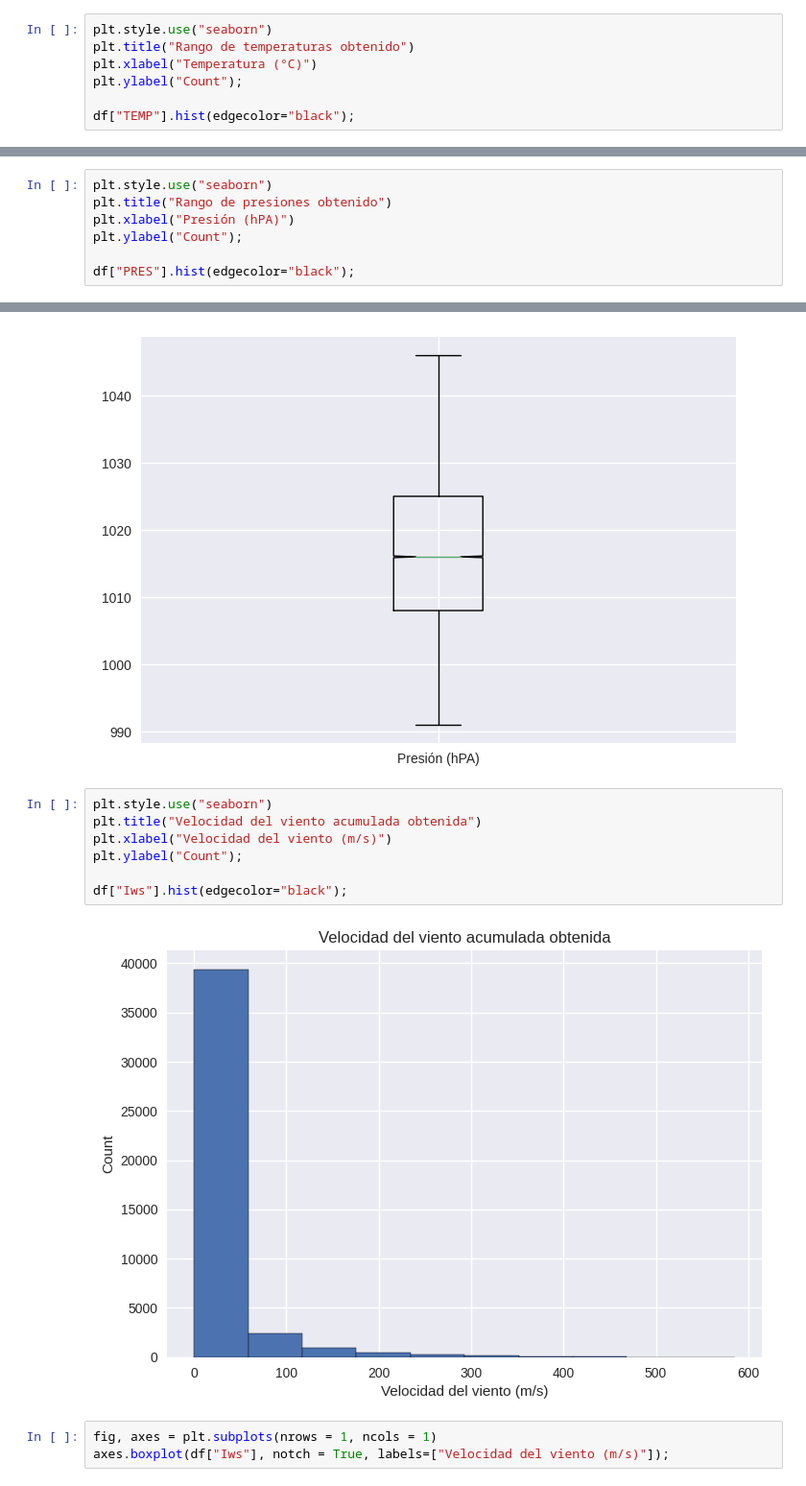
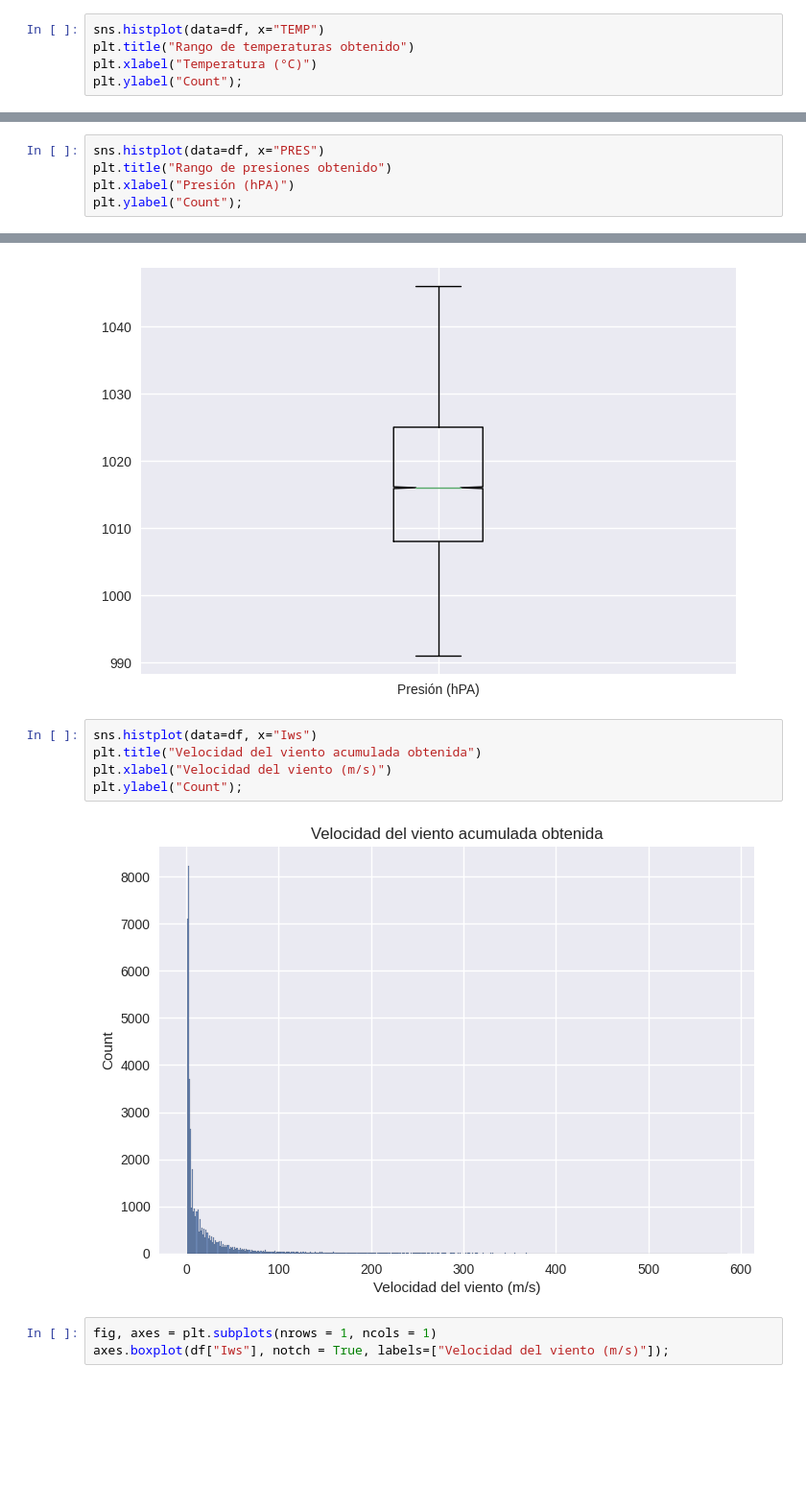
Before and after one commit to carlos-jaramillo/DataScienceProyect, a Jupyter notebook: Proyect_II.ipynb, the cells around one changed output, grey strips where cells are left out. Shown at 96% size. Cells and saved outputs as stored; diff of their text form; blank space fills up the shorter version.

```diff
--- a/Proyect_II.ipynb
+++ b/Proyect_II.ipynb
@@ -334,10 +334,8 @@ sns.heatmap(corr, cmap = 'Greens', annot = True);
 # %%
 #Univariate visuals for some characteristics.
 # %%
-plt.style.use("seaborn")
+sns.histplot(data=df, x="TEMP")
 plt.title("Rango de temperaturas obtenido")
 plt.xlabel("Temperatura (°C)")
 plt.ylabel("Count");
-
-df["TEMP"].hist(edgecolor="black");
 # %% [output]
@@ -348,10 +346,8 @@ axes.boxplot(df["TEMP"], notch = True, labels=["Temperatura (°C)"]);
 # %% [output]
 [figure]
 # %%
-plt.style.use("seaborn")
+sns.histplot(data=df, x="PRES")
 plt.title("Rango de presiones obtenido")
 plt.xlabel("Presión (hPA)")
 plt.ylabel("Count");
-
-df["PRES"].hist(edgecolor="black");
 # %% [output]
@@ -362,14 +358,12 @@ axes.boxplot(df["PRES"], notch = True, labels=["Presión (hPA)"]);
 # %% [output]
 [figure]
 # %%
-plt.style.use("seaborn")
+sns.histplot(data=df, x="Iws")
 plt.title("Velocidad del viento acumulada obtenida")
 plt.xlabel("Velocidad del viento (m/s)")
 plt.ylabel("Count");
-
-df["Iws"].hist(edgecolor="black");
 # %% [output]
-[figure, old version]
+[figure, new version]
 # %%
 fig, axes = plt.subplots(nrows = 1, ncols = 1)
 axes.boxplot(df["Iws"], notch = True, labels=["Velocidad del viento (m/s)"]);
```
Also changed, not shown: parts of 2 cells of this notebook.
